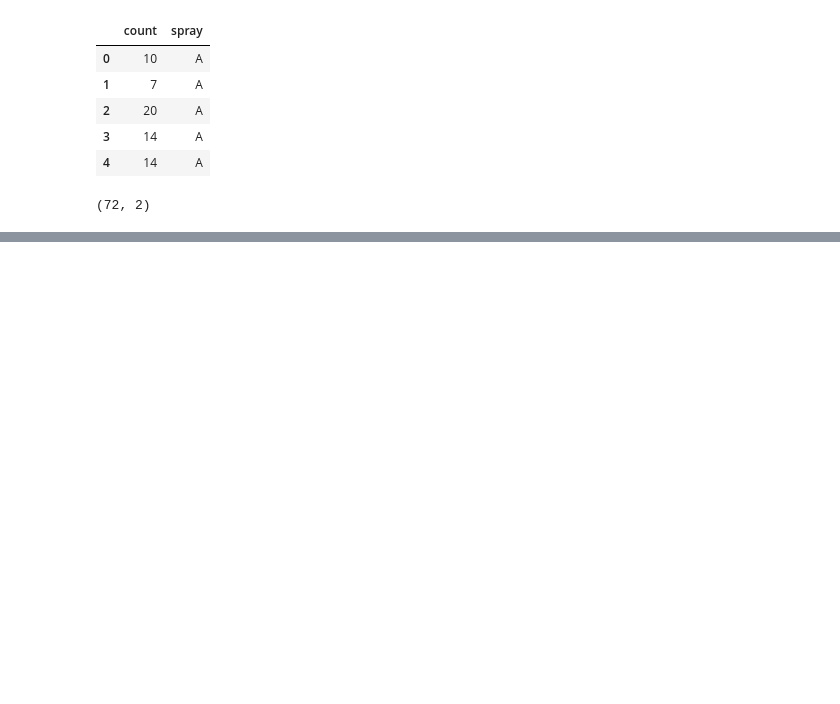
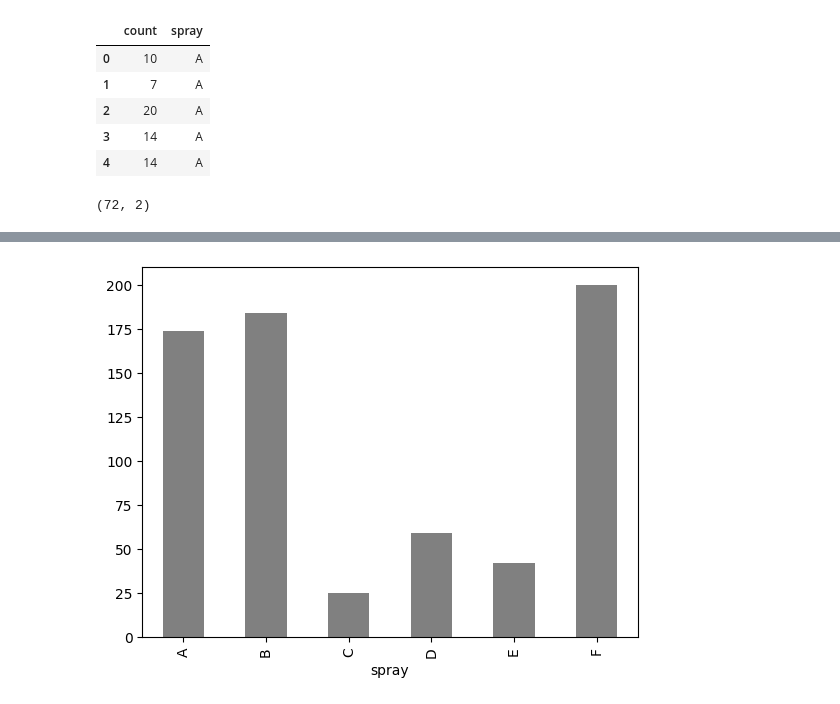
Before and after one commit to stephanyresque/Estudos, a Jupyter notebook: analise_exploratoria/barras_setores.ipynb, the cells around one changed output, grey strips where cells are left out. Saved outputs shown, nothing was run; the diff lists cells and outputs as text; code cells hidden in the pictures; blank space fills up the shorter version.

```diff
--- a/analise_exploratoria/barras_setores.ipynb
+++ b/analise_exploratoria/barras_setores.ipynb
@@ -19,3 +19,6 @@ df.head()
 df.shape
 # %% [output]
 (72, 2)
+# %%
+agrupado = df.groupby(['spray'])['count'].sum()
+agrupado
@@ -21,0 +34,4 @@ df.shape
+# %%
+agrupado.plot.bar(color = 'gray');
+# %% [output]
+[figure, added]
```
Also changed, not shown: parts of 3 cells of this notebook.
